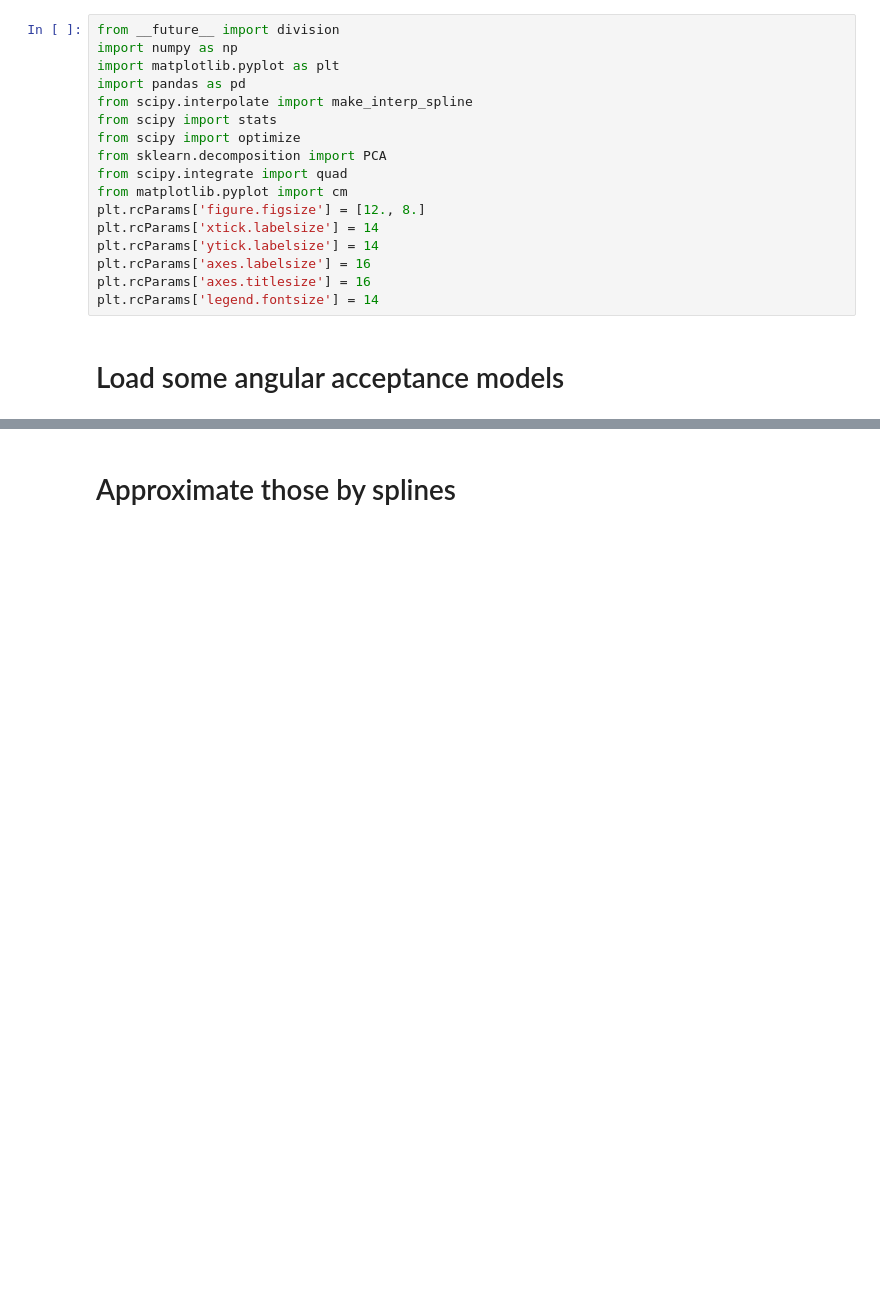
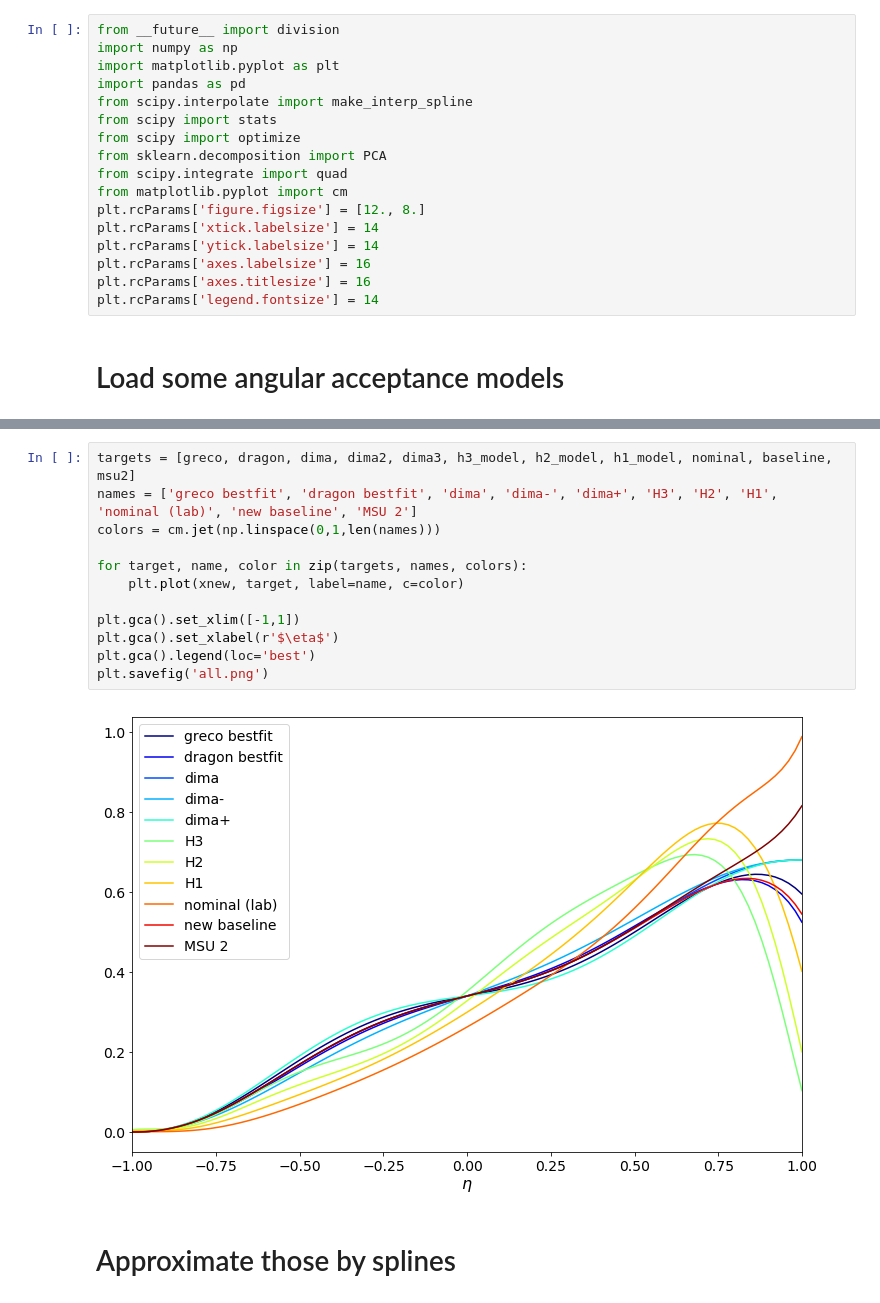
Before and after one commit to icecube/angular_acceptance, a Jupyter notebook: Angular_acceptance.ipynb, the cells around one changed output, grey strips where cells are left out. Cells and saved outputs as stored; diff of their text form; blank space fills up the shorter version.

```diff
--- a/Angular_acceptance.ipynb
+++ b/Angular_acceptance.ipynb
@@ -47,6 +48,20 @@ h3_model = h3[:,1]
 h2_model = h2[:,1]
 h1_model = h1[:,1]
 nominal = nom[:,1]
+# %%
+targets = [greco, dragon, dima, dima2, dima3, h3_model, h2_model, h1_model, nominal, baseline, msu2]
+names = ['greco bestfit', 'dragon bestfit', 'dima', 'dima-', 'dima+', 'H3', 'H2', 'H1', 'nominal (lab)', 'new baseline', 'MSU 2']
+colors = cm.jet(np.linspace(0,1,len(names)))
+
+for target, name, color in zip(targets, names, colors):
+    plt.plot(xnew, target, label=name, c=color)
+
+plt.gca().set_xlim([-1,1])
+plt.gca().set_xlabel(r'$\eta$')
+plt.gca().legend(loc='best')
+plt.savefig('all.png')
+# %% [output]
+[figure, added]
 # %% [markdown]
 # Approximate those by splines
 # %%
```
Also changed, not shown: parts of 12 cells of this notebook, 1 other file.
